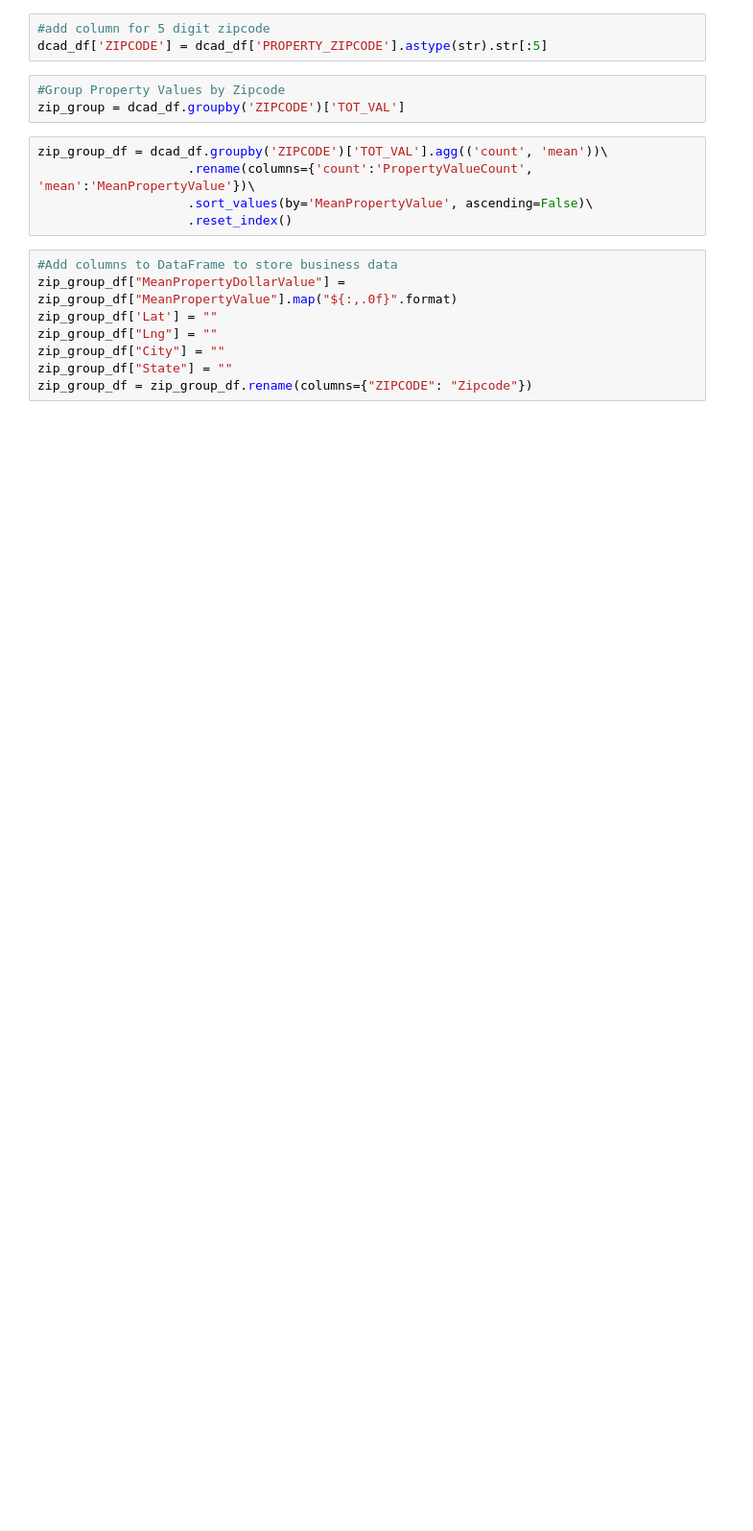
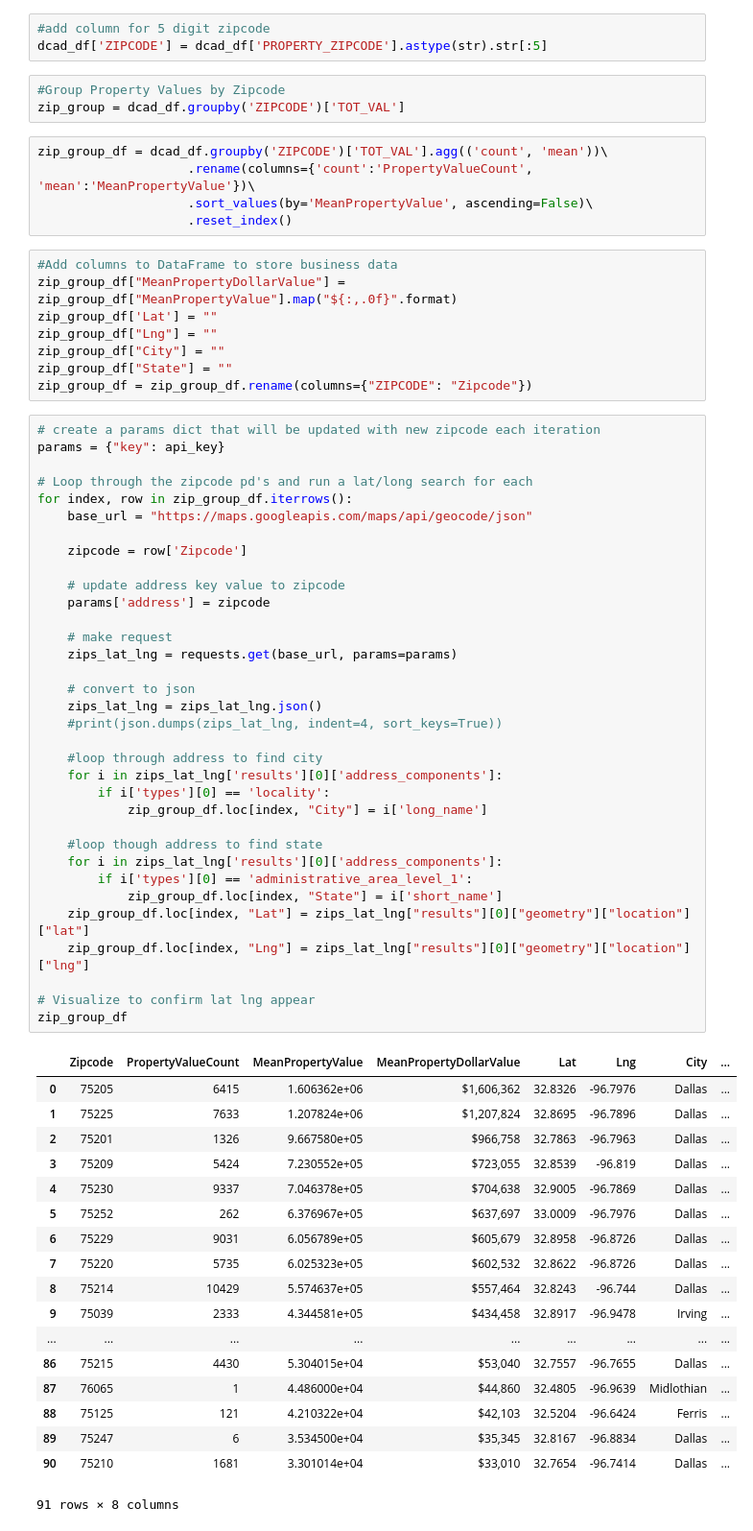
Before and after one commit to amy676767/Group_project, a Jupyter notebook: Analysis-of-Businesses-based-on-Property-Values.ipynb, the cells around one changed output. Shown: that part at 96% size. Cells and saved outputs as stored; diff of their text form; blank space fills up the shorter version.

Commit message:
updats to original notebook

```diff
--- a/Analysis-of-Businesses-based-on-Property-Values.ipynb
+++ b/Analysis-of-Businesses-based-on-Property-Values.ipynb
@@ -49,4 +53,57 @@ zip_group_df["Lng"] = ""
 zip_group_df["City"] = ""
 zip_group_df["State"] = ""
 zip_group_df = zip_group_df.rename(columns={"ZIPCODE": "Zipcode"})
+# %%
+# create a params dict that will be updated with new zipcode each iteration
+params = {"key": api_key}
+
+# Loop through the zipcode pd's and run a lat/long search for each
+for index, row in zip_group_df.iterrows():
+    base_url = "https://maps.googleapis.com/maps/api/geocode/json"
+
+    zipcode = row['Zipcode']
+
+    # update address key value to zipcode
+    params['address'] = zipcode
+
+    # make request
+    zips_lat_lng = requests.get(base_url, params=params)
+
+    # convert to json
+    zips_lat_lng = zips_lat_lng.json()
+    #print(json.dumps(zips_lat_lng, indent=4, sort_keys=True))
+
+    #loop through address to find city
+    for i in zips_lat_lng['results'][0]['address_components']:
+        if i['types'][0] == 'locality':
+            zip_group_df.loc[index, "City"] = i['long_name']
+
+    #loop though address to find state
+    for i in zips_lat_lng['results'][0]['address_components']:
+        if i['types'][0] == 'administrative_area_level_1':
+            zip_group_df.loc[index, "State"] = i['short_name']
+    zip_group_df.loc[index, "Lat"] = zips_lat_lng["results"][0]["geometry"]["location"]["lat"]
+    zip_group_df.loc[index, "Lng"] = zips_lat_lng["results"][0]["geometry"]["location"]["lng"]
+
+# Visualize to confirm lat lng appear
+zip_group_df
+# %% [output]
+|  | Zipcode | PropertyValueCount | MeanPropertyValue | MeanPropertyDollarValue | Lat | Lng | City | ... |
+| 0 | 75205 | 6415 | 1.606362e+06 | $1,606,362 | 32.8326 | -96.7976 | Dallas | ... |
+| 1 | 75225 | 7633 | 1.207824e+06 | $1,207,824 | 32.8695 | -96.7896 | Dallas | ... |
+| 2 | 75201 | 1326 | 9.667580e+05 | $966,758 | 32.7863 | -96.7963 | Dallas | ... |
+| 3 | 75209 | 5424 | 7.230552e+05 | $723,055 | 32.8539 | -96.819 | Dallas | ... |
+| 4 | 75230 | 9337 | 7.046378e+05 | $704,638 | 32.9005 | -96.7869 | Dallas | ... |
+| 5 | 75252 | 262 | 6.376967e+05 | $637,697 | 33.0009 | -96.7976 | Dallas | ... |
+| 6 | 75229 | 9031 | 6.056789e+05 | $605,679 | 32.8958 | -96.8726 | Dallas | ... |
+| 7 | 75220 | 5735 | 6.025323e+05 | $602,532 | 32.8622 | -96.8726 | Dallas | ... |
+| 8 | 75214 | 10429 | 5.574637e+05 | $557,464 | 32.8243 | -96.744 | Dallas | ... |
+| 9 | 75039 | 2333 | 4.344581e+05 | $434,458 | 32.8917 | -96.9478 | Irving | ... |
+| ... | ... | ... | ... | ... | ... | ... | ... | ... |
+| 86 | 75215 | 4430 | 5.304015e+04 | $53,040 | 32.7557 | -96.7655 | Dallas | ... |
+| 87 | 76065 | 1 | 4.486000e+04 | $44,860 | 32.4805 | -96.9639 | Midlothian | ... |
+| 88 | 75125 | 121 | 4.210322e+04 | $42,103 | 32.5204 | -96.6424 | Ferris | ... |
+| 89 | 75247 | 6 | 3.534500e+04 | $35,345 | 32.8167 | -96.8834 | Dallas | ... |
+| 90 | 75210 | 1681 | 3.301014e+04 | $33,010 | 32.7654 | -96.7414 | Dallas | ... |
+91 rows × 8 columns
 # %%
```
Also changed, not shown: parts of 11 cells of this notebook, 1 other file.
